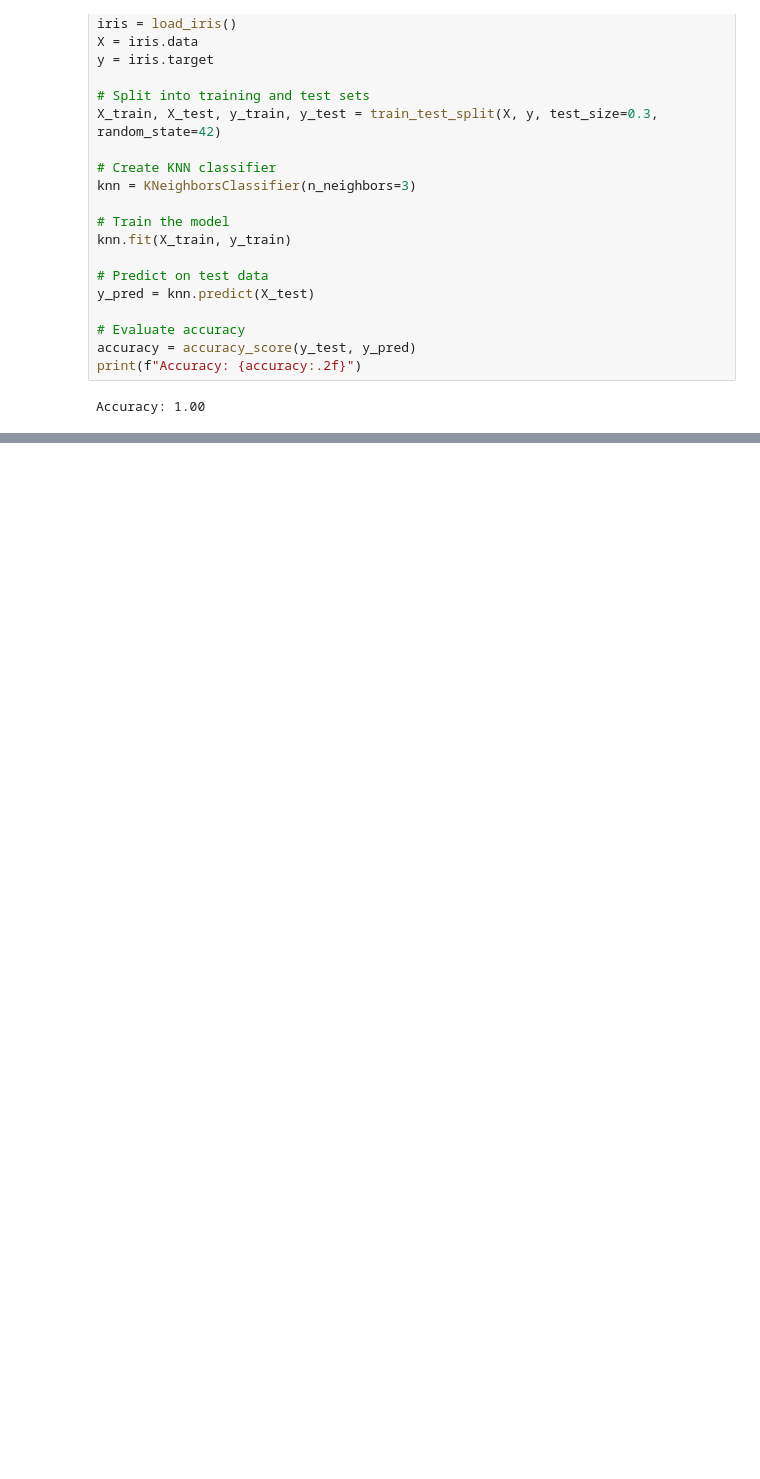
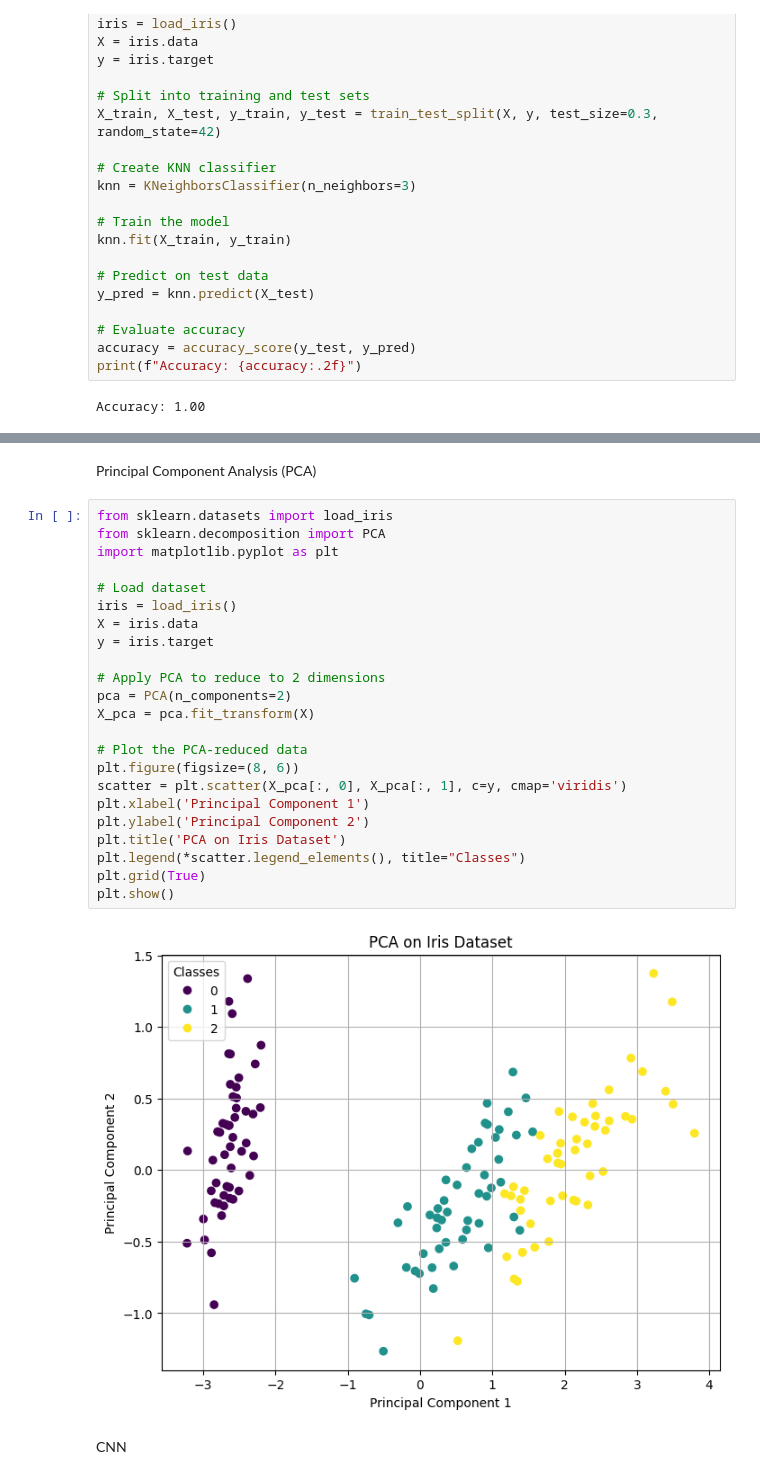
Before and after one commit to sumanjitraut/MyFirstGit, a Jupyter notebook: Practice_Machine_Learning.ipynb, the cells around one changed output, grey strips where cells are left out. Cells and saved outputs as stored; diff of their text form; blank space fills up the shorter version.

```diff
--- a/Practice_Machine_Learning.ipynb
+++ b/Practice_Machine_Learning.ipynb
@@ -152,0 +173,29 @@ print(iris.target_names)   # Class names
+# %% [markdown]
+Principal Component Analysis (PCA)
+# %%
+from sklearn.datasets import load_iris
+from sklearn.decomposition import PCA
+import matplotlib.pyplot as plt
+
+# Load dataset
+iris = load_iris()
+X = iris.data
+y = iris.target
+
+# Apply PCA to reduce to 2 dimensions
+pca = PCA(n_components=2)
+X_pca = pca.fit_transform(X)
+
+# Plot the PCA-reduced data
+plt.figure(figsize=(8, 6))
+scatter = plt.scatter(X_pca[:, 0], X_pca[:, 1], c=y, cmap='viridis')
+plt.xlabel('Principal Component 1')
+plt.ylabel('Principal Component 2')
+plt.title('PCA on Iris Dataset')
+plt.legend(*scatter.legend_elements(), title="Classes")
+plt.grid(True)
+plt.show()
+# %% [output]
+[figure, added]
+# %% [markdown]
+CNN
```
Also changed, not shown: parts of 4 cells of this notebook.
